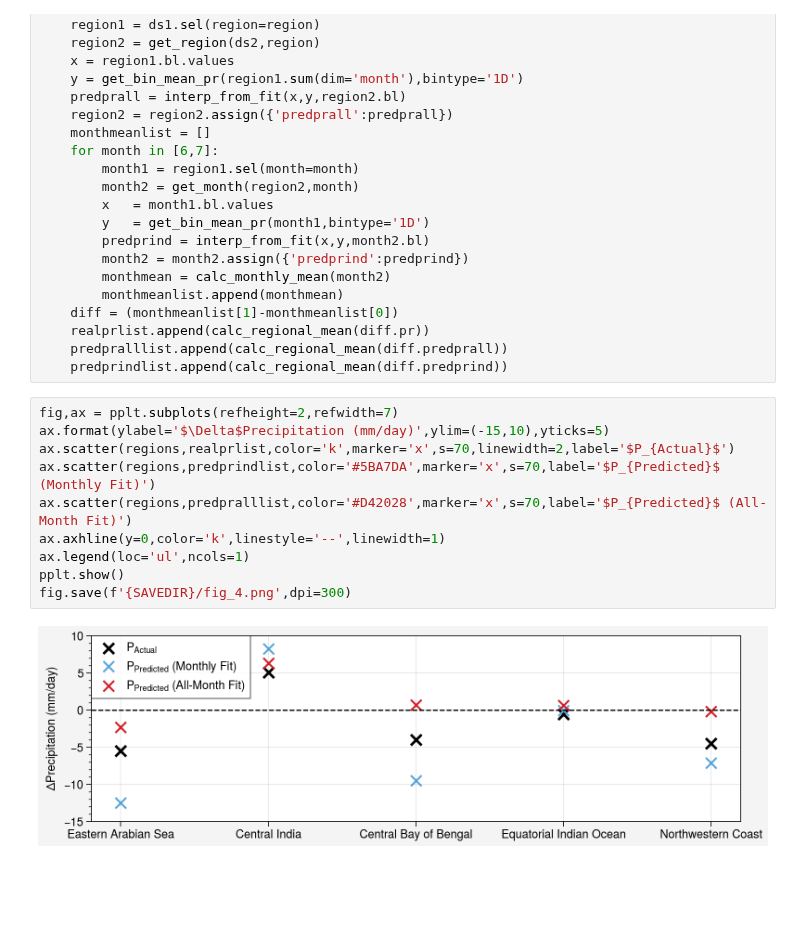
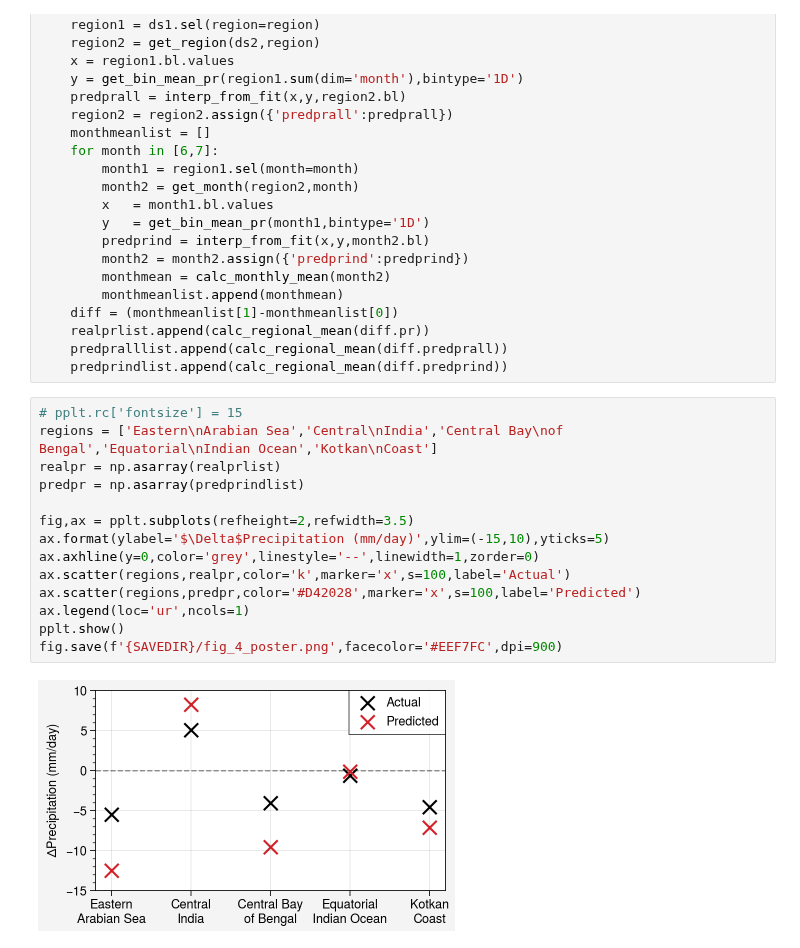
Before and after one commit to savannahferretti/monsoon-pod, a Jupyter notebook: notebooks/fig_4.ipynb, the cells around one changed output. Cells and saved outputs as stored; diff of their text form; blank space fills up the shorter version.

```diff
--- a/notebooks/fig_4.ipynb
+++ b/notebooks/fig_4.ipynb
@@ -103,15 +102,19 @@ for region in REGIONS:
     realprlist.append(calc_regional_mean(diff.pr))
     predpralllist.append(calc_regional_mean(diff.predprall))
     predprindlist.append(calc_regional_mean(diff.predprind))
-# %%
-fig,ax = pplt.subplots(refheight=2,refwidth=7)
-ax.format(ylabel='$\Delta$Precipitation (mm/day)',ylim=(-15,10),yticks=5)
-ax.scatter(regions,realprlist,color='k',marker='x',s=70,linewidth=2,label='$P_{Actual}$')
-ax.scatter(regions,predprindlist,color='#5BA7DA',marker='x',s=70,label='$P_{Predicted}$ (Monthly Fit)')
-ax.scatter(regions,predpralllist,color='#D42028',marker='x',s=70,label='$P_{Predicted}$ (All-Month Fit)')
-ax.axhline(y=0,color='k',linestyle='--',linewidth=1)
-ax.legend(loc='ul',ncols=1)
-pplt.show()
-fig.save(f'{SAVEDIR}/fig_4.png',dpi=300)
-# %% [output]
-[figure, removed]
+# %%
+# pplt.rc['fontsize'] = 15
+regions = ['Eastern\nArabian Sea','Central\nIndia','Central Bay\nof Bengal','Equatorial\nIndian Ocean','Kotkan\nCoast']
+realpr = np.asarray(realprlist)
+predpr = np.asarray(predprindlist)
+
+fig,ax = pplt.subplots(refheight=2,refwidth=3.5)
+ax.format(ylabel='$\Delta$Precipitation (mm/day)',ylim=(-15,10),yticks=5)
+ax.axhline(y=0,color='grey',linestyle='--',linewidth=1,zorder=0)
+ax.scatter(regions,realpr,color='k',marker='x',s=100,label='Actual')
+ax.scatter(regions,predpr,color='#D42028',marker='x',s=100,label='Predicted')
+ax.legend(loc='ur',ncols=1)
+pplt.show()
+fig.save(f'{SAVEDIR}/fig_4_poster.png',facecolor='#EEF7FC',dpi=900)
+# %% [output]
+[figure, added]
```
Also changed, not shown: parts of 2 cells of this notebook, 1 other file.
